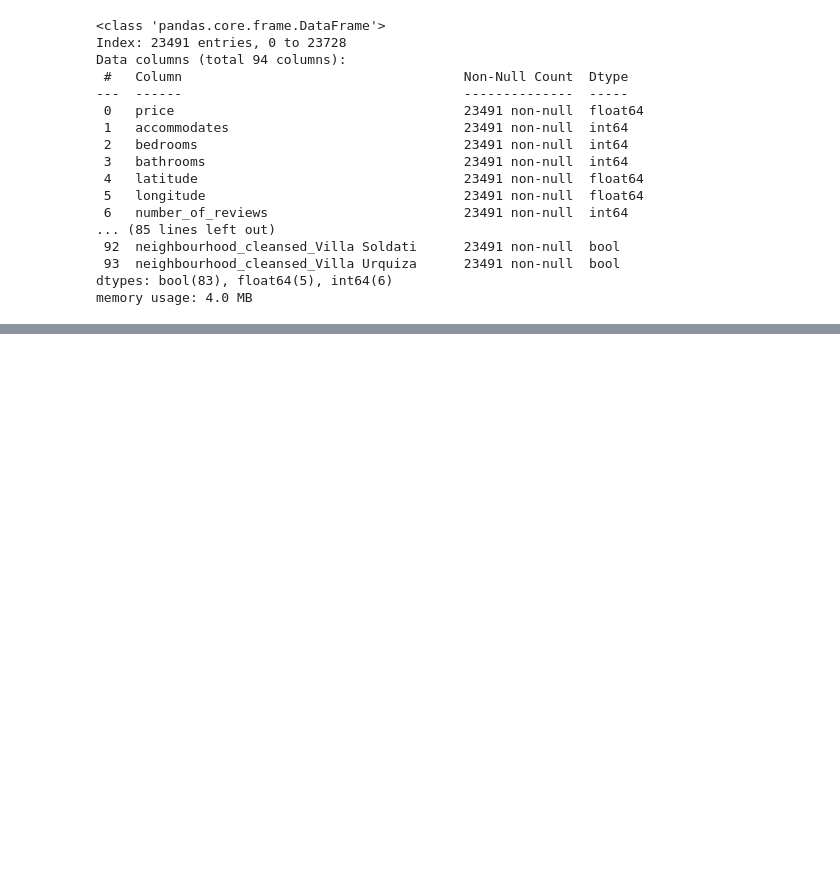
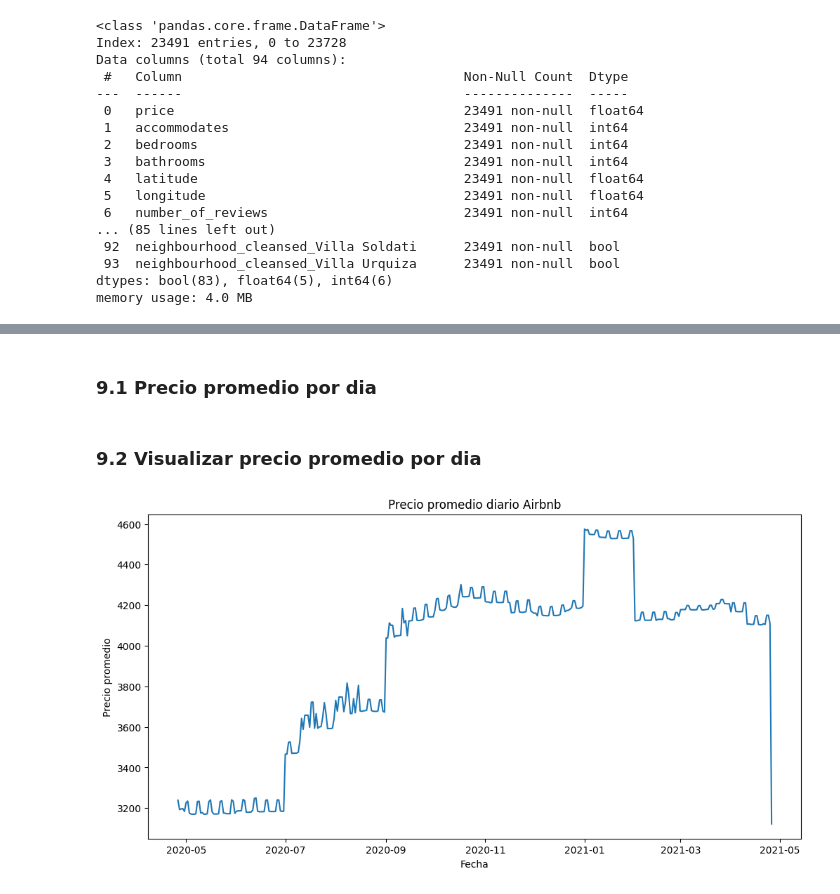
Before and after one commit to BrianDobler/datascience-airbnb-DH, a Jupyter notebook: notebooks/etapa_02_etl.ipynb, the cells around one changed output, grey strips where cells are left out. Saved outputs shown, nothing was run; the diff lists cells and outputs as text; code cells hidden in the pictures; blank space fills up the shorter version.

Commit message:
Se corrigen aspectos generales, y se anexa etapa 4.01 de Series temporales

```diff
--- a/notebooks/etapa_02_etl.ipynb
+++ b/notebooks/etapa_02_etl.ipynb
@@ -223,0 +231,3 @@ df_encoded.to_csv('../data/processed/listings_processed.csv', index=False)
+# %%
+import matplotlib.pyplot as plt
+df_calendar = pd.read_csv('../data/raw/calendar.csv')
@@ -223,0 +249,8 @@ df_encoded.to_csv('../data/processed/listings_processed.csv', index=False)
+# %%
+df_calendar['date'] = pd.to_datetime(df_calendar['date'])
+
+df_calendar['price'] = (df_calendar['price']
+               .str.replace('$', '',regex=False)
+               .str.replace(',', '',regex=False)
+               .astype(float)
+)
@@ -223,0 +277,16 @@ df_encoded.to_csv('../data/processed/listings_processed.csv', index=False)
+# %% [markdown]
+### 9.1 Precio promedio por dia
+# %%
+daily_price = df_calendar.groupby('date')['price'].mean().reset_index() #Se agrupa por fecha y se calcula el precio promedio diario.
+daily_price = daily_price.sort_values('date') #Se ordena por fecha para asegurar que los datos estén en el orden correcto para el análisis de series temporales.
+# %% [markdown]
+### 9.2 Visualizar precio promedio por dia
+# %%
+plt.figure(figsize=(12,6))
+plt.plot(daily_price["date"], daily_price["price"])
+plt.title("Precio promedio diario Airbnb")
+plt.xlabel("Fecha")
+plt.ylabel("Precio promedio")
+plt.show()
+# %% [output]
+[figure, added]
```
Also changed, not shown: parts of 18 cells of this notebook, 17 other files.
